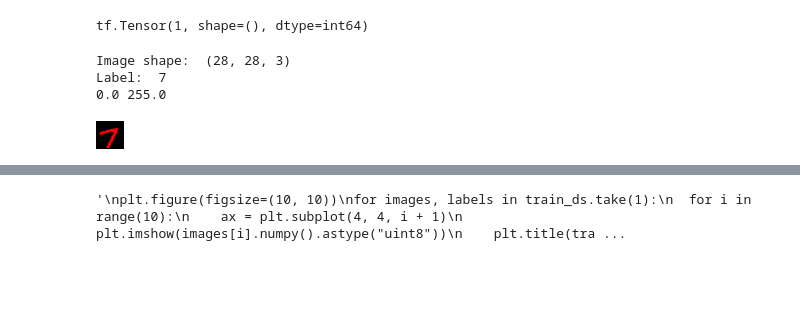
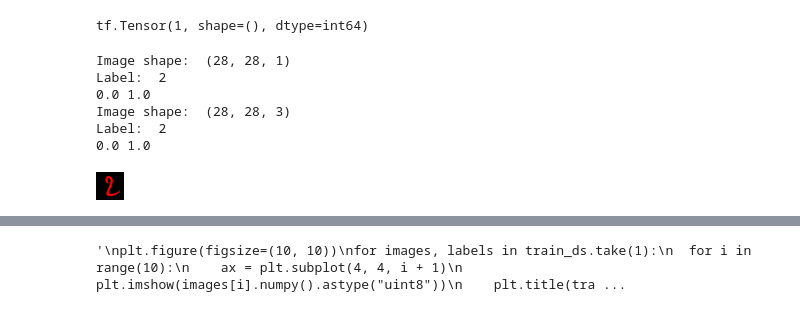
Before and after one commit to gugajazz/Classifier_AI, a Jupyter notebook: Classifier_Training.ipynb, the cells around one changed output, grey strips where cells are left out. Cells and saved outputs as stored; diff of their text form; code cells hidden in the pictures; blank space fills up the shorter version.

```diff
--- a/Classifier_Training.ipynb
+++ b/Classifier_Training.ipynb
@@ -142,40 +142,53 @@ image_batch, labels_batch = next(iter(normalized_ds))
 #for image, label in normalized_ds.take(1):
     #print(np.min(image), np.max(image))
 # %%
-# Not using the normalized to be able to display it
-for image, label in train_ds.take(1):
+# dataset_to_numpy = list(normalized_ds.as_numpy_iterator())
+# shape = tf.shape(dataset_to_numpy)
+# print(shape)
+#tf.reshape(normalized_ds, [28,28,1])
 
-    # a = np.zeros((6,2))
-    # print(a.shape)
-    # b = np.ones((6,1))
-    # print(b.shape)
-    # a = np.hstack((a,b))
-    # print(a.shape)
-    # (6, 2)
-    # (6, 1)
-    # (6, 3)
+#print(tf.data.experimental.cardinality(normalized_ds))
+
+
+# Using the normalized
+for image, label in normalized_ds.take(1):
+    print("Image shape: ", image.numpy().shape)
+    print("Label: ", label.numpy())
+    print(np.min(image), np.max(image))
+
+    # f = open("demofile.txt", "a")
+    # for a in range(28): # goes from 0 to 27
+    #   for b in range(28):
+    #     print(f'{round(float(image[b][a][0]), 1)}',end='')
+    #     f.write(str(round(float(image[b][a][0]), 1)))
+    #   print(f'\n')
+    #   f.write('\n')
+    # f.close()
 
     imgToBeDisplayed = image.numpy()
 
     extraChannel = np.zeros((28,28,1))
     imgToBeDisplayed = np.concatenate((imgToBeDisplayed,extraChannel), axis=2)
     imgToBeDisplayed = np.concatenate((imgToBeDisplayed,extraChannel), axis=2)
-    # image.numpy()[:,:,2]=0
+    imgToBeDisplayed = imgToBeDisplayed * 255
 
     print("Image shape: ", imgToBeDisplayed.shape)
     print("Label: ", label.numpy())
     # #print(f'->{image}')
 
     print(np.min(image), np.max(image))
 
     image_uint8 = imgToBeDisplayed.astype(np.uint8)
     img = Image.fromarray(image_uint8, 'RGB')
     #img.show()
     img.save('Classifier\\temp.png')
 
 PIL.Image.open('Classifier\\temp.png')
 # %% [output]
+Image shape:  (28, 28, 1)
+Label:  2
+0.0 1.0
 Image shape:  (28, 28, 3)
-Label:  7
-0.0 255.0
+Label:  2
+0.0 1.0
-[figure, old version]
+[figure, new version]
```
Also changed, not shown: parts of 1 cell of this notebook.
